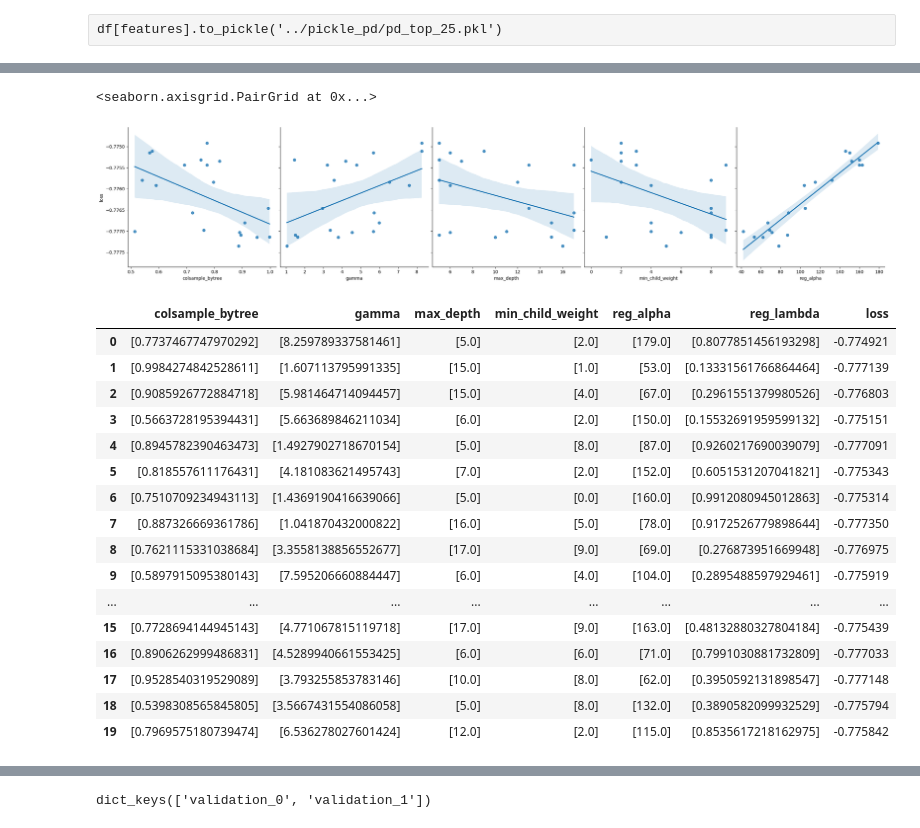
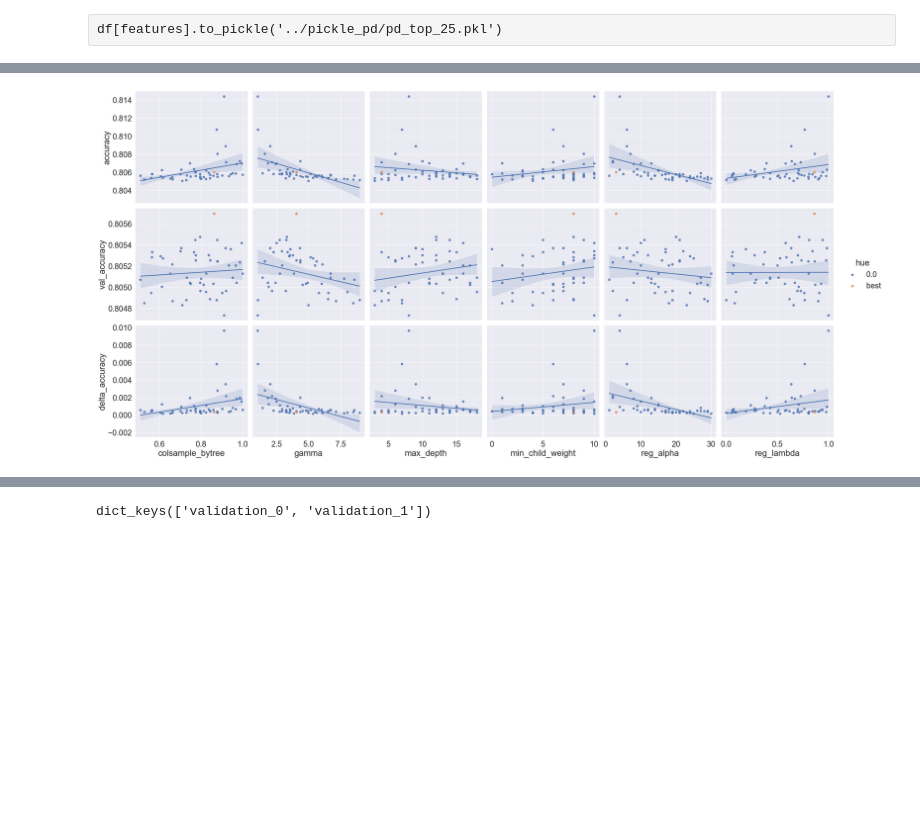
Before and after one commit to NiklasD/ML_Seminar, a Jupyter notebook: notebooks2/02-07_XGB_optimization.ipynb, the cells around one changed output, grey strips where cells are left out. Drawn from its saved outputs; the diff is of its cells as text; code cells hidden in the pictures; blank space fills up the shorter version.

```diff
--- a/notebooks2/02-07_XGB_optimization.ipynb
+++ b/notebooks2/02-07_XGB_optimization.ipynb
@@ -138,9 +114,0 @@ trials.trials
-# %%
-trial_res = pd.DataFrame()
-for keys in trials.trials[0]['misc']['vals'].keys():
-    trial_res[keys] = pd.Series([trial['misc']['vals'][keys] for trial in trials.trials])
-trial_res = trial_res.apply(pd.Series.squeeze)
-trial_res['loss'] = [trial['result']['loss'] for trial in trials.trials]
-col_names = list(trial_res)
-trial_res = pd.concat((pd.DataFrame(trial_res[col].tolist()) for col in list(trial_res)), axis=1)
-trial_res.columns = col_names
@@ -167,25 +144,7 @@ trial_res
 # %%
-sns.pairplot(trial_res, x_vars=[ 'colsample_bytree', 'gamma', 'max_depth', 'min_child_weight', 'reg_alpha', ], y_vars=['loss'], kind='reg',  height=5)
+sns.set(font_scale = 2)
+sns.pairplot(trial_res, x_vars=[ 'colsample_bytree', 'gamma', 'max_depth', 'min_child_weight', 'reg_alpha', 'reg_lambda' ], y_vars=['accuracy','val_accuracy','delta_accuracy'], kind='reg',  height=5, hue = 'hue')
+plt.show()
+#sns.pairplot(trial_res.head(1), x_vars=[ 'colsample_bytree', 'gamma', 'max_depth', 'min_child_weight', 'reg_alpha', 'reg_lambda' ], y_vars=['accuracy','val_accuracy','delta_accuracy'], kind='reg',  height=5)
 # %% [output]
-<seaborn.axisgrid.PairGrid at 0x...>
-[figure, old version]
+[figure, new version]
-# %%
-trial_res
-# %% [output]
-|  | colsample_bytree | gamma | max_depth | min_child_weight | reg_alpha | reg_lambda | loss |
-| 0 | [0.7737467747970292] | [8.259789337581461] | [5.0] | [2.0] | [179.0] | [0.8077851456193298] | -0.774921 |
-| 1 | [0.9984274842528611] | [1.607113795991335] | [15.0] | [1.0] | [53.0] | [0.13331561766864464] | -0.777139 |
-| 2 | [0.9085926772884718] | [5.981464714094457] | [15.0] | [4.0] | [67.0] | [0.2961551379980526] | -0.776803 |
-| 3 | [0.5663728195394431] | [5.663689846211034] | [6.0] | [2.0] | [150.0] | [0.15532691959599132] | -0.775151 |
-| 4 | [0.8945782390463473] | [1.4927902718670154] | [5.0] | [8.0] | [87.0] | [0.9260217690039079] | -0.777091 |
-| 5 | [0.818557611176431] | [4.181083621495743] | [7.0] | [2.0] | [152.0] | [0.6051531207041821] | -0.775343 |
-| 6 | [0.7510709234943113] | [1.4369190416639066] | [5.0] | [0.0] | [160.0] | [0.9912080945012863] | -0.775314 |
-| 7 | [0.887326669361786] | [1.041870432000822] | [16.0] | [5.0] | [78.0] | [0.9172526779898644] | -0.777350 |
-| 8 | [0.7621115331038684] | [3.3558138856552677] | [17.0] | [9.0] | [69.0] | [0.276873951669948] | -0.776975 |
-| 9 | [0.5897915095380143] | [7.595206660884447] | [6.0] | [4.0] | [104.0] | [0.2895488597929461] | -0.775919 |
-| ... | ... | ... | ... | ... | ... | ... | ... |
-| 15 | [0.7728694144945143] | [4.771067815119718] | [17.0] | [9.0] | [163.0] | [0.48132880327804184] | -0.775439 |
-| 16 | [0.8906262999486831] | [4.5289940661553425] | [6.0] | [6.0] | [71.0] | [0.7991030881732809] | -0.777033 |
-| 17 | [0.9528540319529089] | [3.793255853783146] | [10.0] | [8.0] | [62.0] | [0.3950592131898547] | -0.777148 |
-| 18 | [0.5398308565845805] | [3.5667431554086058] | [5.0] | [8.0] | [132.0] | [0.3890582099932529] | -0.775794 |
-| 19 | [0.7969575180739474] | [6.536278027601424] | [12.0] | [2.0] | [115.0] | [0.8535617218162975] | -0.775842 |
```
Also changed, not shown: parts of 24 cells of this notebook, 4 other files.
